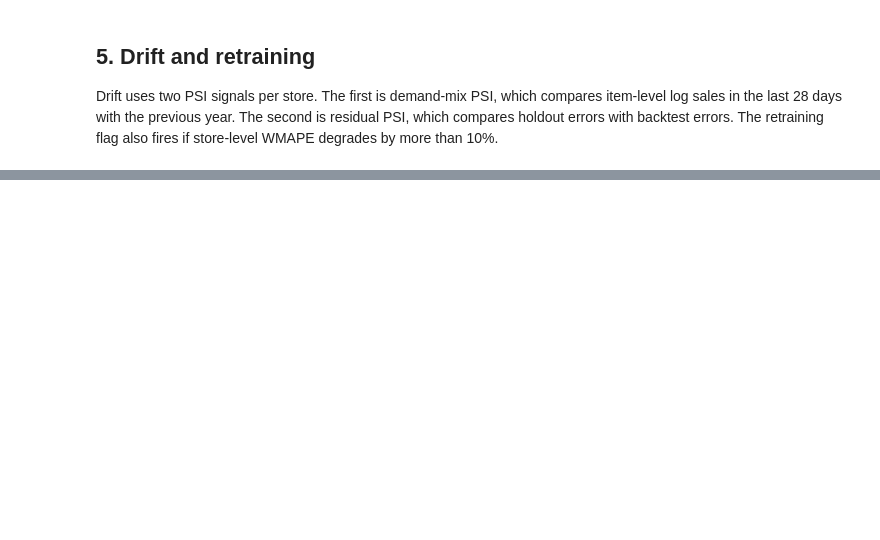
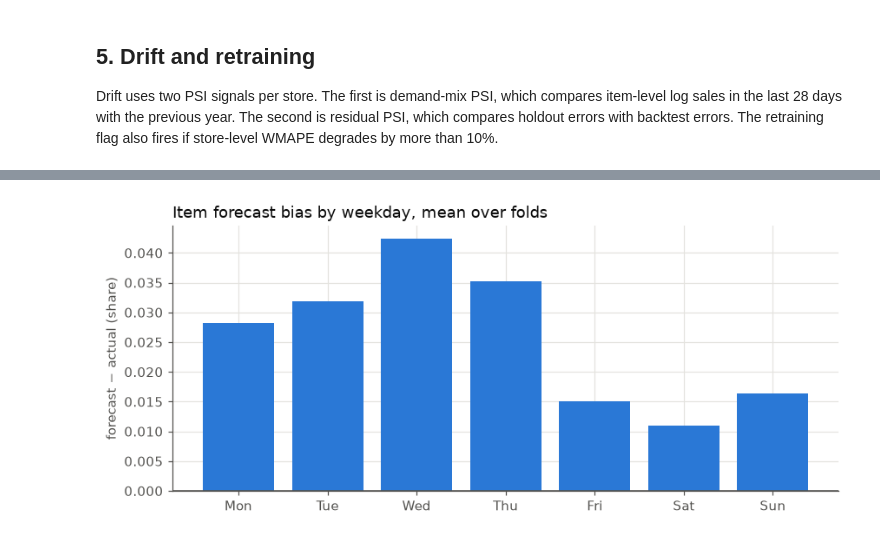
Before and after one commit to advaithvemurisai/demand-forecast-platform, a Jupyter notebook: notebooks/walkthrough.ipynb, the cells around one changed output, grey strips where cells are left out. Saved outputs shown, nothing was run; the diff lists cells and outputs as text; code cells hidden in the pictures; blank space fills up the shorter version.

```diff
--- a/notebooks/walkthrough.ipynb
+++ b/notebooks/walkthrough.ipynb
@@ -222,0 +252,12 @@ read("drift")
+# %%
+weekday = read("weekday_bias")
+order = ["Mon", "Tue", "Wed", "Thu", "Fri", "Sat", "Sun"]
+mean_bias = weekday.groupby("weekday")["bias"].mean().reindex(order)
+fig, ax = plt.subplots()
+ax.bar(mean_bias.index, mean_bias.values, color=SERIES[0])
+ax.axhline(0, color=MUTED, linewidth=1)
+ax.set_ylabel("forecast − actual (share)")
+ax.set_title("Item forecast bias by weekday, mean over folds", color=INK, loc="left")
+plt.show()
+# %% [output]
+[figure, added]
```
Also changed, not shown: parts of 21 cells of this notebook, 9 other files.
